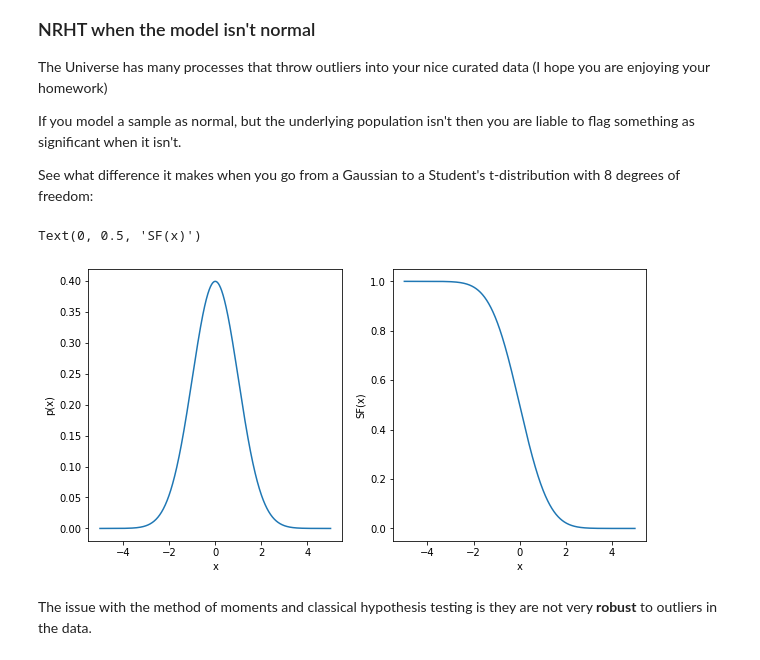
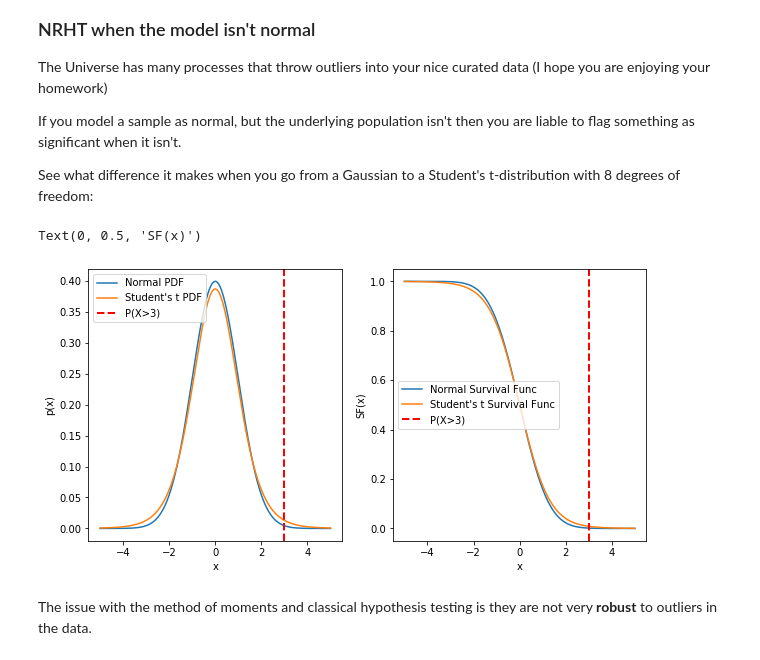
Before and after one commit to gnarayan/ast596_2020_Spring, a Jupyter notebook: 02/week02.ipynb, the cells around one changed output. Cells and saved outputs as stored; diff of their text form; code cells hidden in the pictures.

```diff
--- a/02/week02.ipynb
+++ b/02/week02.ipynb
@@ -160,34 +158,42 @@ If you model a sample as normal, but the underlying population isn't then you ar
 See what difference it makes when you go from a Gaussian to a Student's t-distribution with 8 degrees of freedom:
 # %%
 # your code goes here:
-
+from scipy.stats import t
 
 # You can evaluate what P(X > x) is with the survival function i.e. (1 -  CDF(X))
-
+from matplotlib.pyplot import figure
 fig = figure(figsize=(10, 5))
 x = np.arange(-5, 5.01, 0.01)
 pdf = st.norm.pdf(x)
 sf = st.norm.sf(x)
+pdf2 = st.t.pdf(x,8)
+sf2 = st.t.sf(x, 8)
 
 ax1 = fig.add_subplot(121)
 ax2 = fig.add_subplot(122)
-ax1.plot(x, pdf)
-ax2.plot(x, sf)
+ax1.plot(x, pdf,label='Normal PDF')
+ax1.plot(x, pdf2,label='Student\'s t PDF')
+ax2.plot(x, sf,label='Normal Survival Func')
+ax2.plot(x, sf2,label='Student\'s t Survival Func')
+ax1.axvline(x=3, lw=2, color='r', linestyle='--',label='P(X>3)')
+ax2.axvline(x=3, lw=2, color='r', linestyle='--',label='P(X>3)')
+ax2.legend()
+ax1.legend()
 
 ax1.set_xlabel('x')
 ax1.set_ylabel('p(x)')
 
 ax2.set_xlabel('x')
 ax2.set_ylabel('SF(x)')
 
 # DO THIS FOR A T-DISTRIBUTION WITH Nu=8
 #
 
 # another thing you can try is the interval function to ask what interval encloses % of the total probability
 # this is better for assymetric distributions
 # %% [output]
 Text(0, 0.5, 'SF(x)')
-[figure, old version]
+[figure, new version]
 # %% [markdown]
 The issue with the method of moments and classical hypothesis testing is they are not very **robust** to outliers in the data.
 # %%
```
Also changed, not shown: parts of 6 cells of this notebook, 3 other files.
